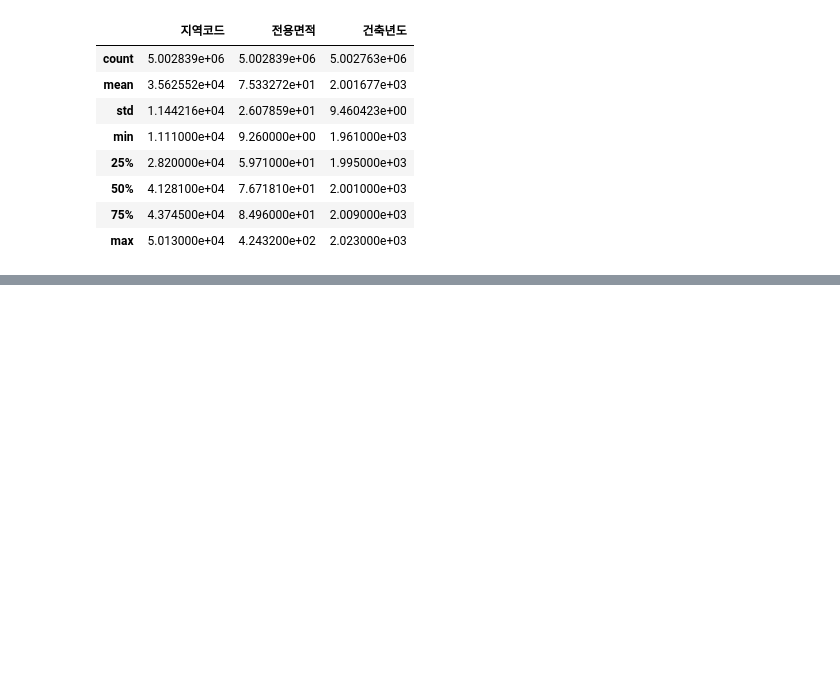
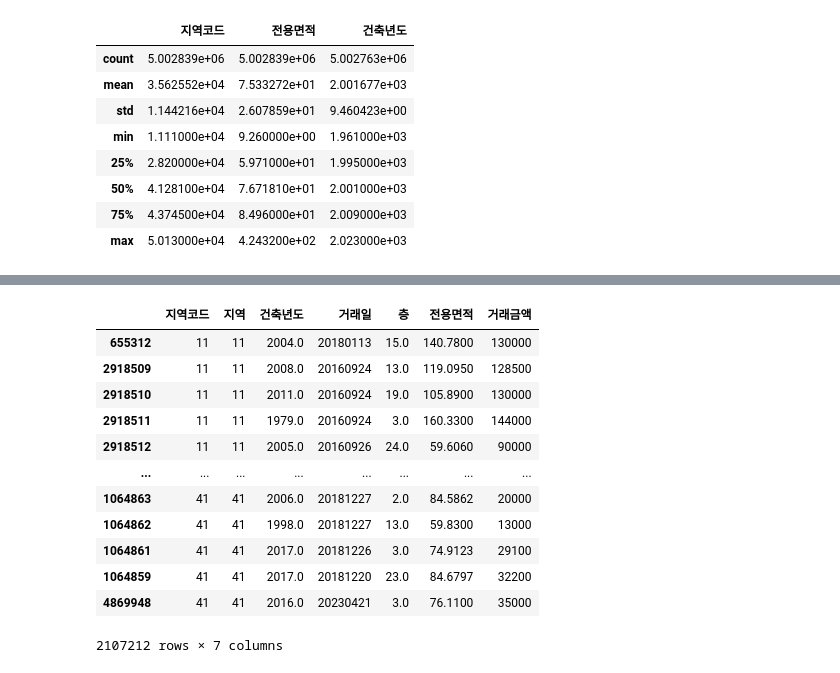
Before and after one commit to rommaniitedomum/deep_learning, a Jupyter notebook: predict_appat_price.ipynb, the cells around one changed output, grey strips where cells are left out. Drawn from its saved outputs; the diff is of its cells as text; code cells hidden in the pictures; blank space fills up the shorter version.

```diff
--- a/predict_appat_price.ipynb
+++ b/predict_appat_price.ipynb
@@ -123,3 +114,6 @@ df.describe()
 | 50% | 4.128100e+04 | 7.671810e+01 | 2.001000e+03 |
 | 75% | 4.374500e+04 | 8.496000e+01 | 2.009000e+03 |
 | max | 5.013000e+04 | 4.243200e+02 | 2.023000e+03 |
+# %%
+df = df.drop(['법정동', '아파트', '지번'], axis=1)
+df.head()
@@ -125,0 +161,8 @@ df.describe()
+# %%
+#서울
+df2 = df[df['지역코드'] ==11]
+#경기
+df3 = df[df['지역코드'] ==41]
+
+df = pd.concat([df2,df3])
+df.head()
@@ -125,0 +210,39 @@ df.describe()
+# %%
+# 거래 금액을 일반적인 숫자형 데이터로 변환
+# 모두 문자형으로 변환한 후 replace( ) 함수로 ,(콤마)를 지우고 다시 숫자형으로 변환해 준다.
+# 마지막으로 층의 Null 값을 0으로 채워 준다.
+# 거래금액 콤마(,) 제거
+
+
+df["거래금액"] = df["거래금액"].astype("str")
+df["거래금액"] = df["거래금액"].str.replace(",", "")
+df["거래금액"] = df["거래금액"].astype("int")
+# %%
+# 층 데이터가 비어있으면 0으로 채용
+df['층'] = pd.to_numeric(df['층'], errors='coerce').fillna(0)
+# %%
+# 데이터 타입 변환
+# 범주형('category') 데이터는 데이터가 적은 고유값으로 구성되어 있을 경우 메모리 사용량을 크게 줄일 수 있습니다.
+df['지역코드'] = df['지역코드'].astype('category')
+df['지역'] = df['지역'].astype('category')
+df['건축년도'] = df['건축년도'].astype('category')
+df['거래일'] = df['거래일'].astype('category')
+df['층'] = df['층'].astype('category')
+df = df[['지역코드', '지역', '건축년도', '거래일', '층', '전용면적', '거래금액']]
+
+
+df.sort_values(by=['지역'], axis=0)
+# %% [output]
+|  | 지역코드 | 지역 | 건축년도 | 거래일 | 층 | 전용면적 | 거래금액 |
+| 655312 | 11 | 11 | 2004.0 | 20180113 | 15.0 | 140.7800 | 130000 |
+| 2918509 | 11 | 11 | 2008.0 | 20160924 | 13.0 | 119.0950 | 128500 |
+| 2918510 | 11 | 11 | 2011.0 | 20160924 | 19.0 | 105.8900 | 130000 |
+| 2918511 | 11 | 11 | 1979.0 | 20160924 | 3.0 | 160.3300 | 144000 |
+| 2918512 | 11 | 11 | 2005.0 | 20160926 | 24.0 | 59.6060 | 90000 |
+| ... | ... | ... | ... | ... | ... | ... | ... |
+| 1064863 | 41 | 41 | 2006.0 | 20181227 | 2.0 | 84.5862 | 20000 |
+| 1064862 | 41 | 41 | 1998.0 | 20181227 | 13.0 | 59.8300 | 13000 |
+| 1064861 | 41 | 41 | 2017.0 | 20181226 | 3.0 | 74.9123 | 29100 |
+| 1064859 | 41 | 41 | 2017.0 | 20181220 | 23.0 | 84.6797 | 32200 |
+| 4869948 | 41 | 41 | 2016.0 | 20230421 | 3.0 | 76.1100 | 35000 |
+2107212 rows × 7 columns
```
Also changed, not shown: parts of 26 cells of this notebook, 1 other file.
